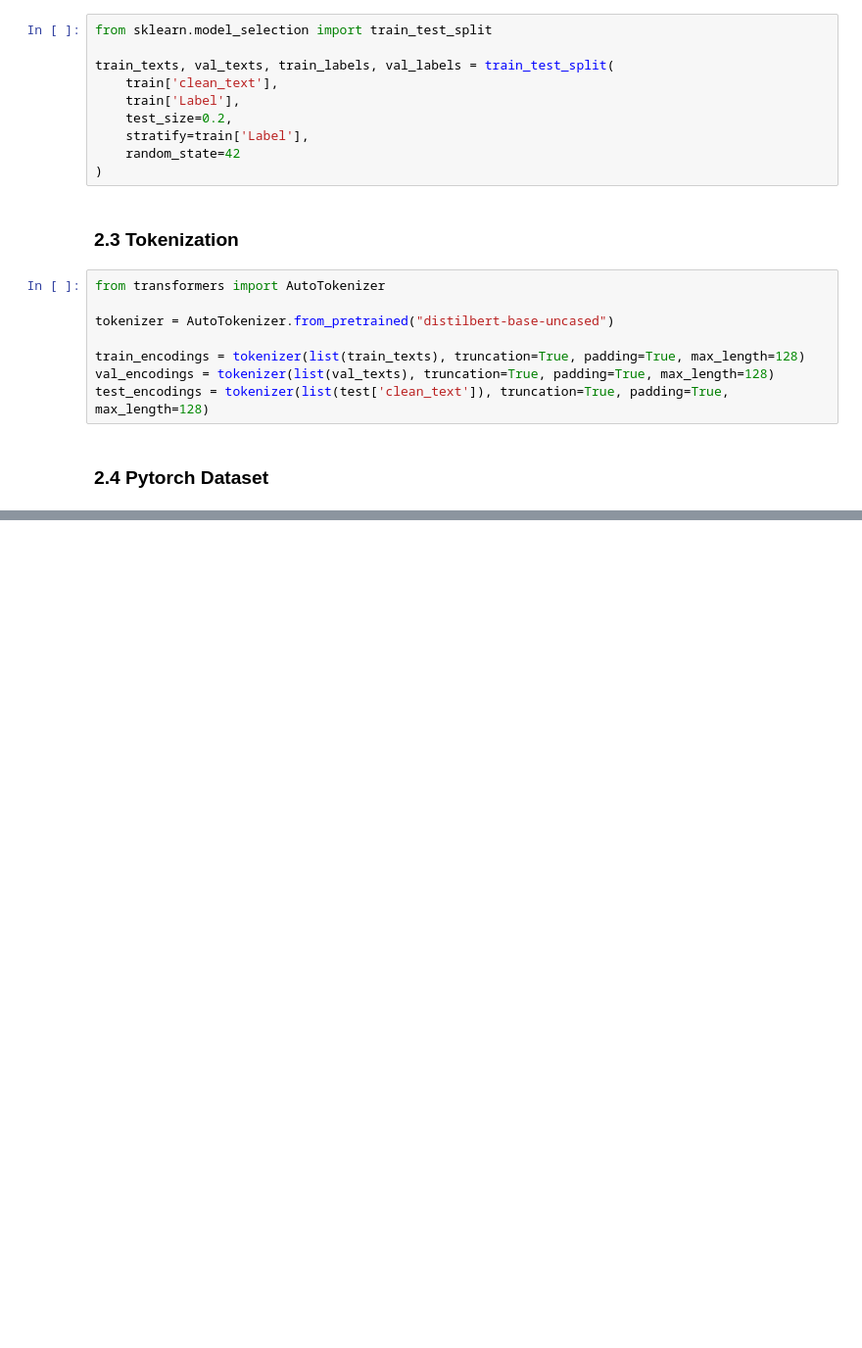
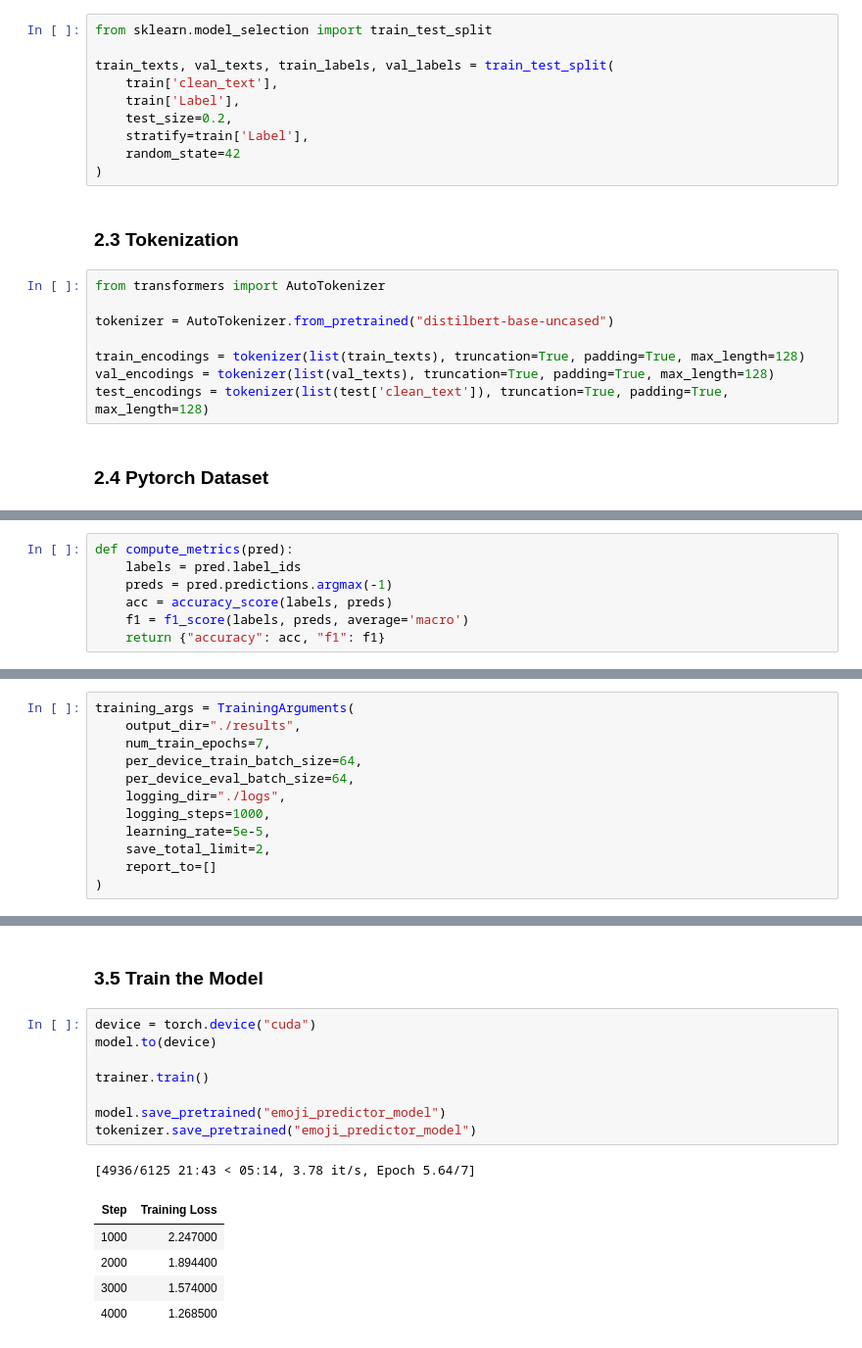
Before and after one commit to zubair-ui/Twitter-Emoji-Prediction, a Jupyter notebook: twitter-emoji-prediction.ipynb, the cells around one changed output, grey strips where cells are left out. Shown at 98% size. Drawn from its saved outputs; the diff is of its cells as text; blank space fills up the shorter version.

```diff
--- a/twitter-emoji-prediction.ipynb
+++ b/twitter-emoji-prediction.ipynb
@@ -189,0 +221,7 @@ test_dataset = TweetDataset(test_encodings)  # No labels for test
+# %%
+def compute_metrics(pred):
+    labels = pred.label_ids
+    preds = pred.predictions.argmax(-1)
+    acc = accuracy_score(labels, preds)
+    f1 = f1_score(labels, preds, average='macro')
+    return {"accuracy": acc, "f1": f1}
@@ -189,0 +230,12 @@ test_dataset = TweetDataset(test_encodings)  # No labels for test
+# %%
+training_args = TrainingArguments(
+    output_dir="./results",
+    num_train_epochs=7,
+    per_device_train_batch_size=64,
+    per_device_eval_batch_size=64,
+    logging_dir="./logs",
+    logging_steps=1000,
+    learning_rate=5e-5,
+    save_total_limit=2,
+    report_to=[]
+)
@@ -189,0 +252,17 @@ test_dataset = TweetDataset(test_encodings)  # No labels for test
+# %% [markdown]
+### 3.5 Train the Model
+# %%
+device = torch.device("cuda")
+model.to(device)
+
+trainer.train()
+
+model.save_pretrained("emoji_predictor_model")
+tokenizer.save_pretrained("emoji_predictor_model")
+# %% [output]
+[4936/6125 21:43 < 05:14, 3.78 it/s, Epoch 5.64/7]
+| Step | Training Loss |
+| 1000 | 2.247000 |
+| 2000 | 1.894400 |
+| 3000 | 1.574000 |
+| 4000 | 1.268500 |
```
Also changed, not shown: parts of 13 cells of this notebook.
